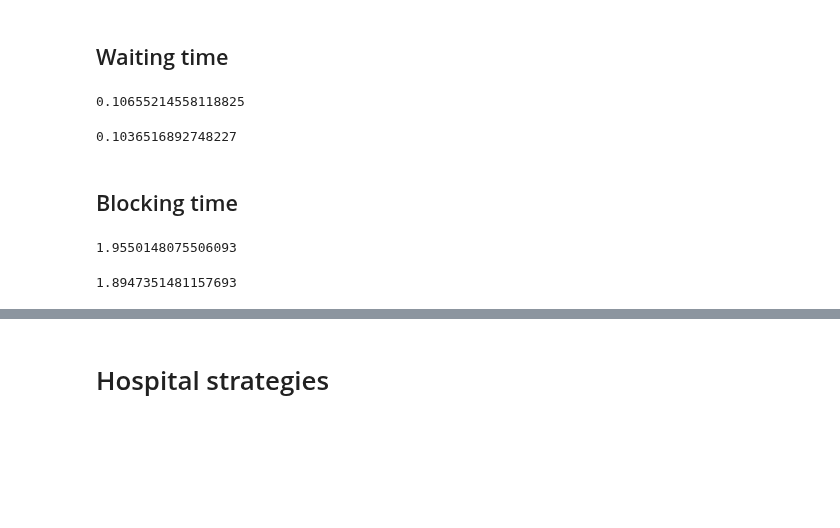
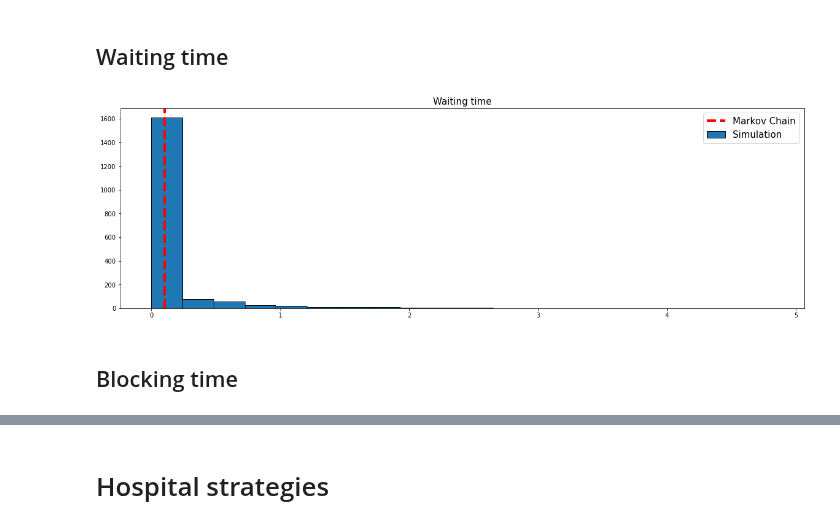
Before and after one commit to MichalisPanayides/Talks, a Jupyter notebook: Annual Review - Vol 2/main.ipynb, the cells around one changed output, grey strips where cells are left out. Drawn from its saved outputs; the diff is of its cells as text; code cells hidden in the pictures; blank space fills up the shorter version.

```diff
--- a/Annual Review - Vol 2/main.ipynb
+++ b/Annual Review - Vol 2/main.ipynb
@@ -6,10 +6,12 @@ import ambulance_game as abg
 # %% [markdown]
 # Simulation
 # %%
-lambda_2 = 0.5
-lambda_1 = 1
-mu = 0.6
-num_of_servers = 3
-threshold = 2
-system_capacity = 4
-buffer_capacity = 2
+params = {
+    "lambda_1" : 1,
+    "lambda_2" : 0.5,
+    "mu" : 0.6,
+    "num_of_servers" : 3,
+    "threshold" : 2,
+    "system_capacity" : 4,
+    "buffer_capacity" : 2,
+}
@@ -44,0 +20,2 @@ plt.title("Blocking time");
+# %%
+simulation = abg.simulation.simulate_model(seed_num=2, **params)
@@ -96,36 +69,15 @@ array([0.06215563, 0.15538908, 0.19423635, 0.12705875, 0.09843256,
 # %% [markdown]
 ## Waiting time
-# %%
-np.mean(waiting_times)
-# %% [output]
-0.10655214558118825
-# %%
-abg.markov.get_mean_waiting_time_using_markov_state_probabilities(
-    lambda_2=lambda_2,
-    lambda_1=lambda_1,
-    mu=mu,
-    num_of_servers=num_of_servers,
-    threshold=threshold,
-    system_capacity=system_capacity,
-    buffer_capacity=buffer_capacity,
-)
-# %% [output]
-0.1036516892748227
+# %%
+waiting_times = [r.waiting_time for r in simulation_records if r.node==2]
+mean_wait = abg.markov.get_mean_waiting_time_using_markov_state_probabilities(**params)
+# %%
+plt.figure(figsize=(20, 6))
+plt.hist(waiting_times, bins=20, ec="black")
+plt.axvline(mean_wait, color="red", linestyle="dashed", linewidth=4)
+plt.title("Waiting time", fontsize=15)
+plt.legend(["Markov Chain", "Simulation"], fontsize=15);
+# %% [output]
+[figure, added]
 # %% [markdown]
 ## Blocking time
-# %%
-np.mean(blocking_times)
-# %% [output]
-1.9550148075506093
-# %%
-abg.markov.get_mean_blocking_time_using_markov_state_probabilities(
-    lambda_2=lambda_2,
-    lambda_1=lambda_1,
-    mu=mu,
-    num_of_servers=num_of_servers,
-    threshold=threshold,
-    system_capacity=system_capacity,
-    buffer_capacity=buffer_capacity,
-)
-# %% [output]
-1.8947351481157693
```
Also changed, not shown: parts of 29 cells of this notebook, 1 other file.
